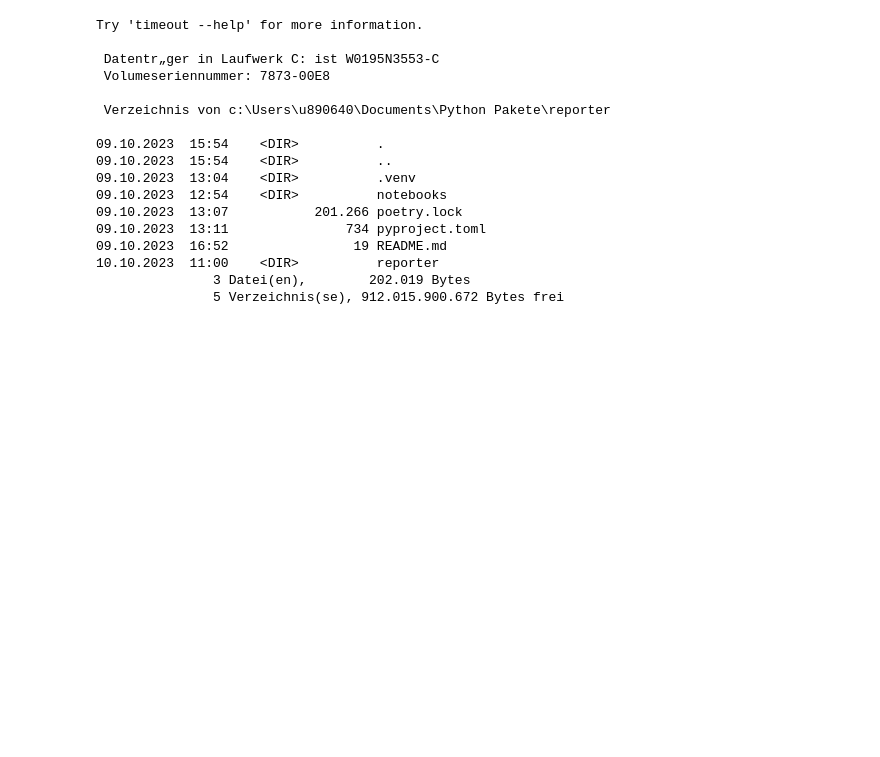
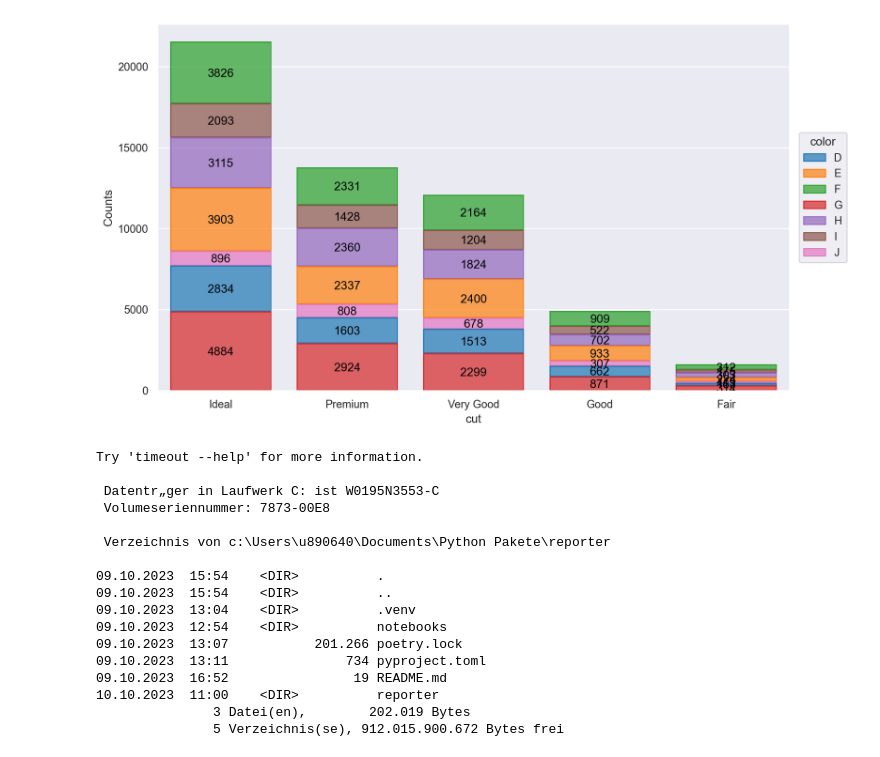
Before and after one commit to aengels-git/reporter, a Jupyter notebook: notebooks/test_dataplot.ipynb, the cells around one changed output. Drawn from its saved outputs; the diff is of its cells as text; code cells hidden in the pictures; blank space fills up the shorter version.

```diff
--- a/notebooks/test_dataplot.ipynb
+++ b/notebooks/test_dataplot.ipynb
@@ -6,0 +118,23 @@ if "notebooks" in CURDIR:
+# %%
+from prep import *
+import seaborn as sns
+import seaborn.objects as so
+diamonds = sns.load_dataset("diamonds")
+tab = prep_freq_table(diamonds, ["cut","color"])
+
+def themer(p):
+    return p.scale(color="tab10").label(y="Counts")
+
+example_plot = BarPlot(
+    df=tab,
+    x="cut",
+    col="color",
+    y="counts",
+    theme_fun=themer
+)
+example_plot2 = so.Plot(
+    tab,
+    x="cut",
+    color="color",
+    y="counts"
+).add(so.Bars())
@@ -7,3 +143,9 @@ if "notebooks" in CURDIR:
+# %%
+p = DataPlot(example_plot, height=6,width=10)
+# %%
+p.load().plot()
+# %% [output]
+[figure, added]
 # %%
 import subprocess
 import threading
```
Also changed, not shown: parts of 2 cells of this notebook, 5 other files.
